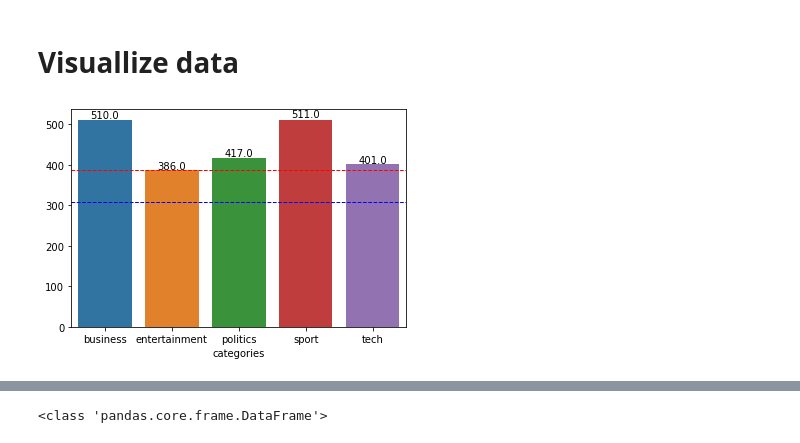
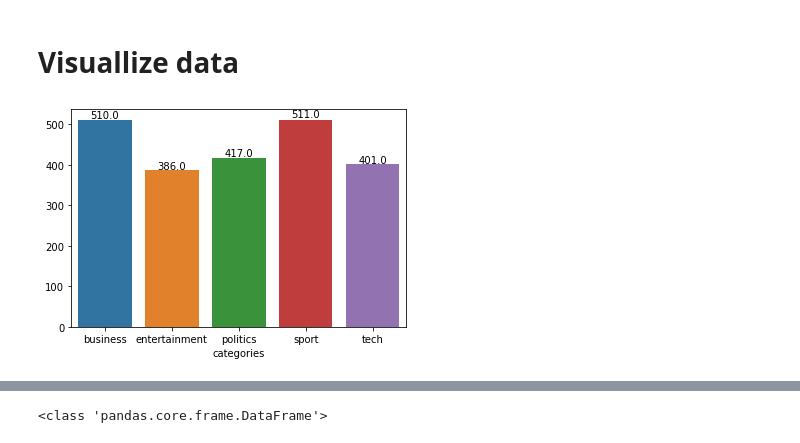
Before and after one commit to worachot-n/Text_summarization_T5, a Jupyter notebook: 0_2_Prepare_and_Split_Data.ipynb, the cells around one changed output, grey strips where cells are left out. Saved outputs shown, nothing was run; the diff lists cells and outputs as text; code cells hidden in the pictures.

```diff
--- a/0_2_Prepare_and_Split_Data.ipynb
+++ b/0_2_Prepare_and_Split_Data.ipynb
@@ -56,16 +56,16 @@ def show_values(axs, orient="v", space=.01):
 # %%
 plt.figure(figsize=(6,4))
 
 category_sizes = df.groupby('categories').size()
 ax = sns.barplot(x=category_sizes.index, y= category_sizes)
 show_values(ax)
 
 min_val = category_sizes.min()
-plt.axhline(y=min_val,color='red',ls='--', lw=1)
-plt.axhline(y=int(min_val*0.8),color='blue',ls='--', lw=1)
+# plt.axhline(y=min_val,color='red',ls='--', lw=1)
+# plt.axhline(y=int(min_val*0.8),color='blue',ls='--', lw=1)
 plt.show()
 # %% [output]
-[figure, old version]
+[figure, new version]
 # %%
 #-- get length of each article and summary for analysis
 df['articles_length'] = df['articles'].apply(lambda x : len(x.split()))
```
Also changed, not shown: parts of 3 cells of this notebook.
